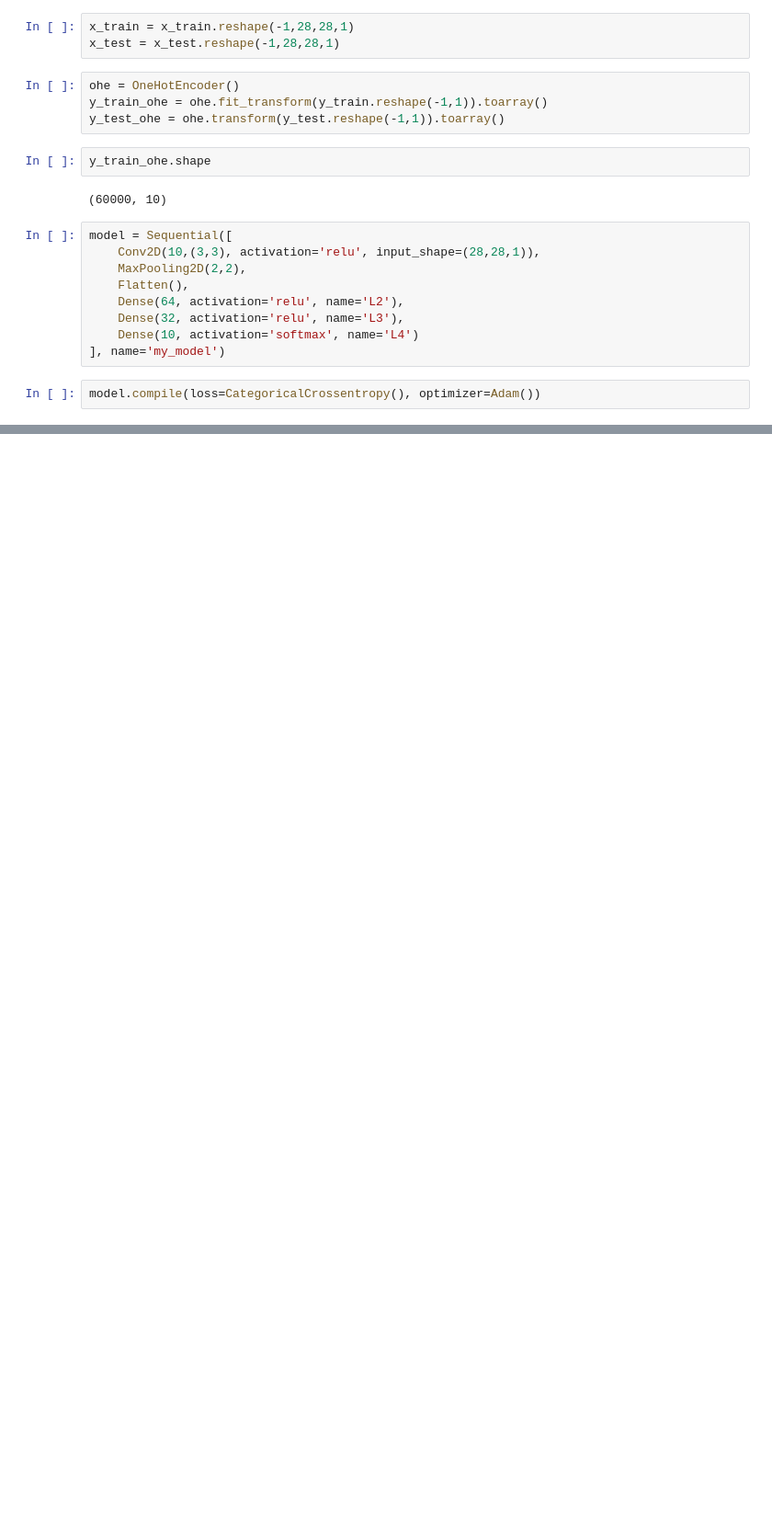
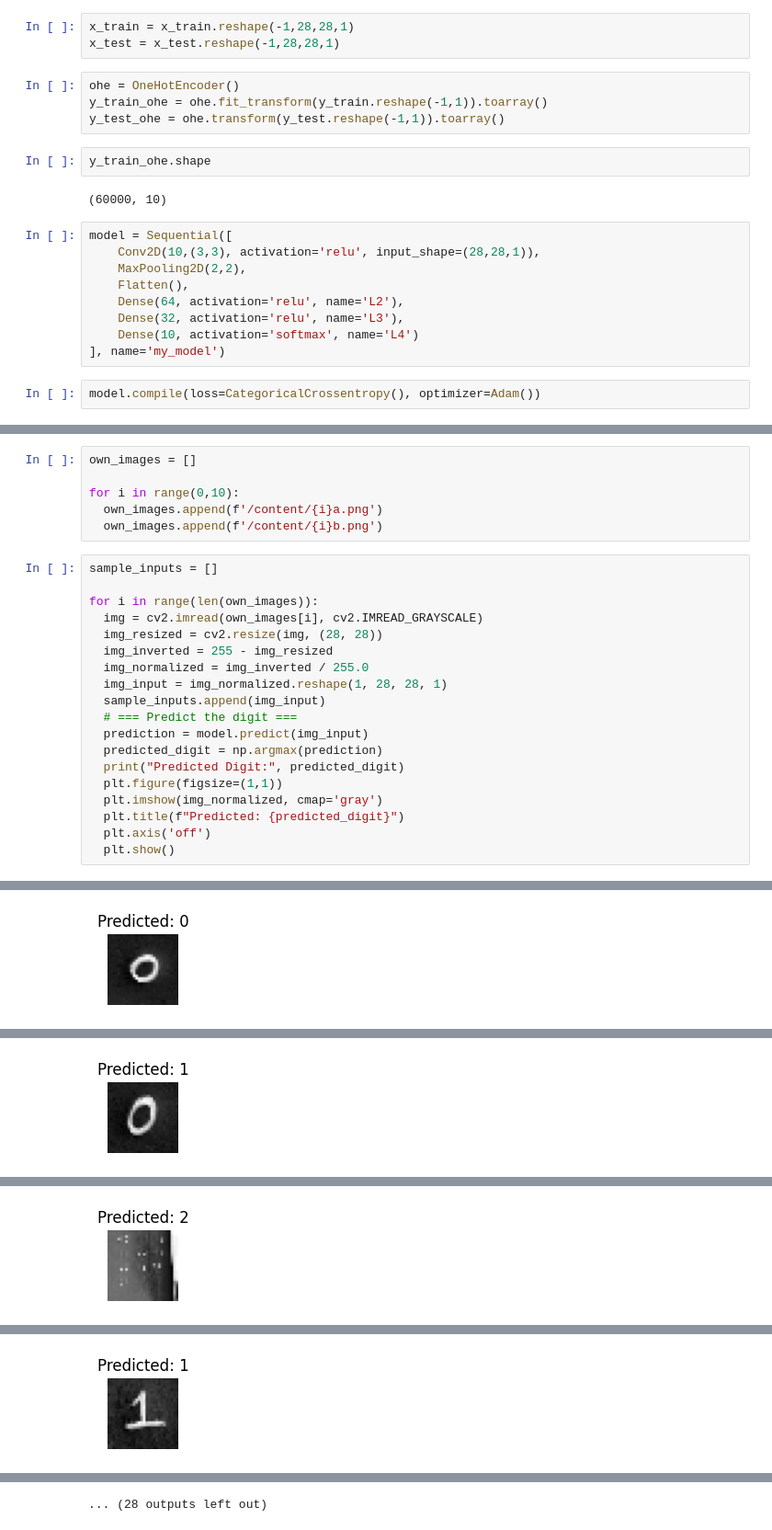
Before and after one commit to prasanna-venkatesh-m/MINST-Digits-Classification, a Jupyter notebook: CNN_MINST_Digits_Classification.ipynb, the cells around one changed output, grey strips where cells are left out. Shown at 92% size. Saved outputs shown, nothing was run; the diff lists cells and outputs as text; blank space fills up the shorter version.

Commit message:
Converting the Own images to MNIST like data with the help of ChatGPT

```diff
--- a/CNN_MINST_Digits_Classification.ipynb
+++ b/CNN_MINST_Digits_Classification.ipynb
@@ -101,0 +105,26 @@ print(accuracy_score(np.argmax(y_pred, axis=1), y_test))
+# %%
+own_images = []
+
+for i in range(0,10):
+  own_images.append(f'/content/{i}a.png')
+  own_images.append(f'/content/{i}b.png')
+# %%
+sample_inputs = []
+
+for i in range(len(own_images)):
+  img = cv2.imread(own_images[i], cv2.IMREAD_GRAYSCALE)
+  img_resized = cv2.resize(img, (28, 28))
+  img_inverted = 255 - img_resized
+  img_normalized = img_inverted / 255.0
+  img_input = img_normalized.reshape(1, 28, 28, 1)
+  sample_inputs.append(img_input)
+  # === Predict the digit ===
+  prediction = model.predict(img_input)
+  predicted_digit = np.argmax(prediction)
+  print("Predicted Digit:", predicted_digit)
+  plt.figure(figsize=(1,1))
+  plt.imshow(img_normalized, cmap='gray')
+  plt.title(f"Predicted: {predicted_digit}")
+  plt.axis('off')
+  plt.show()
+# %% [output]
@@ -101,0 +133 @@ print(accuracy_score(np.argmax(y_pred, axis=1), y_test))
+[figure, added]
@@ -101,0 +136 @@ print(accuracy_score(np.argmax(y_pred, axis=1), y_test))
+[figure, added]
@@ -101,0 +139 @@ print(accuracy_score(np.argmax(y_pred, axis=1), y_test))
+[figure, added]
@@ -101,0 +142 @@ print(accuracy_score(np.argmax(y_pred, axis=1), y_test))
+[figure, added]
@@ -101,0 +149 @@ print(accuracy_score(np.argmax(y_pred, axis=1), y_test))
+... (28 outputs left out)
```
Also changed, not shown: parts of 9 cells of this notebook.
